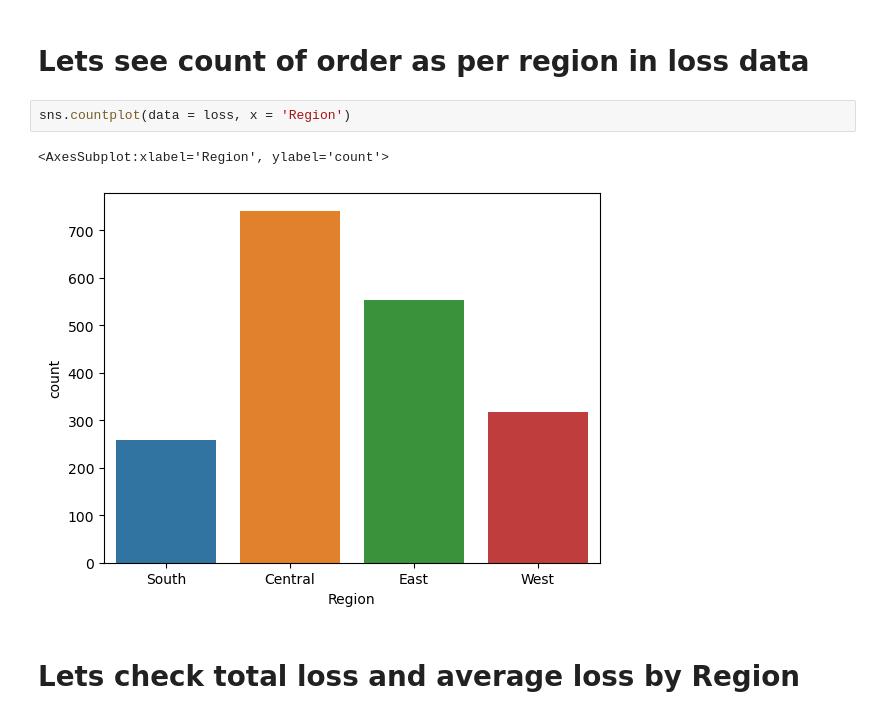
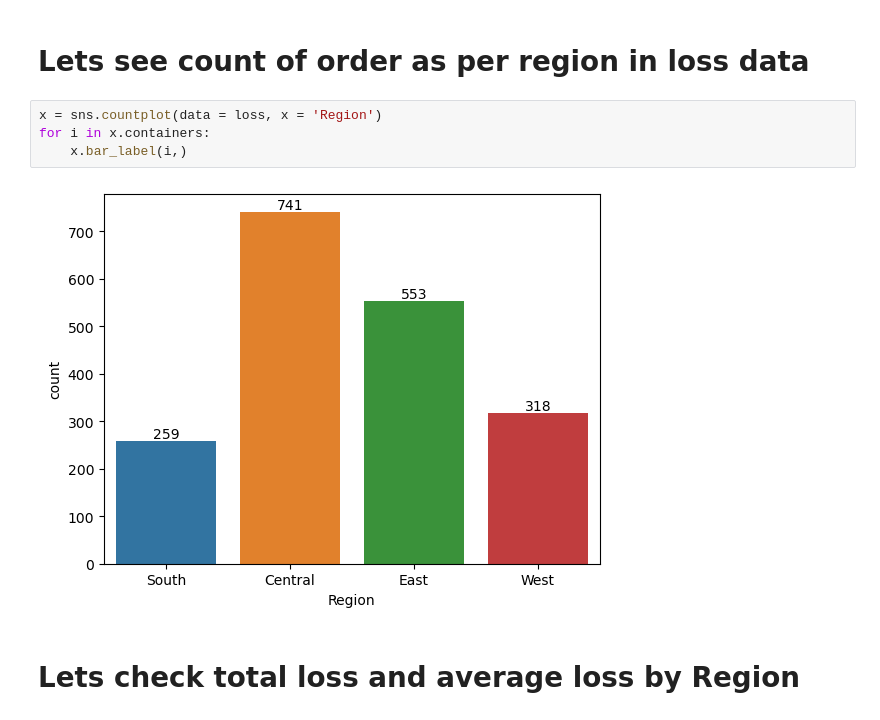
Before and after one commit to gokulrajar15/Super-store-project-using-python, a Jupyter notebook: Superstore project.ipynb, the cells around one changed output. Drawn from its saved outputs; the diff is of its cells as text.

```diff
--- a/Superstore project.ipynb
+++ b/Superstore project.ipynb
@@ -227,10 +230,11 @@ for i in y.containers:
 # %% [markdown]
 # Lets see count of order as per region in loss data
 # %%
-sns.countplot(data = loss, x = 'Region')
+x = sns.countplot(data = loss, x = 'Region')
+for i in x.containers:
+    x.bar_label(i,)
 # %% [output]
-<AxesSubplot:xlabel='Region', ylabel='count'>
-[figure, old version]
+[figure, new version]
 # %% [markdown]
 # Lets check total loss and average loss by Region
 # %%
```
Also changed, not shown: parts of 22 cells of this notebook.
